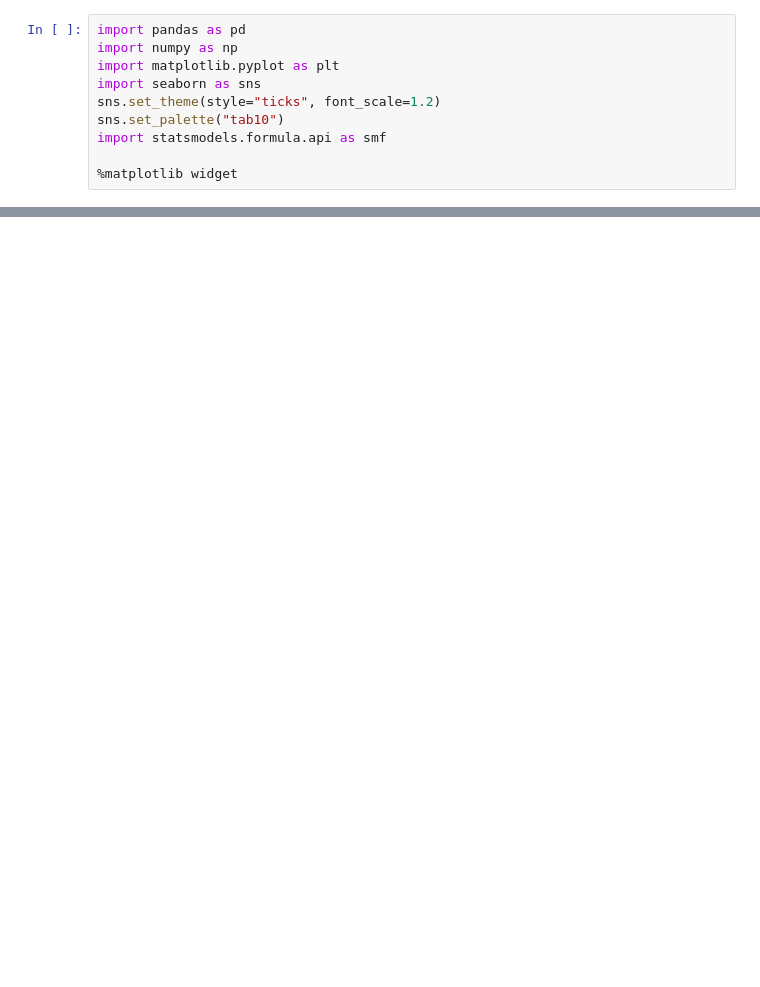
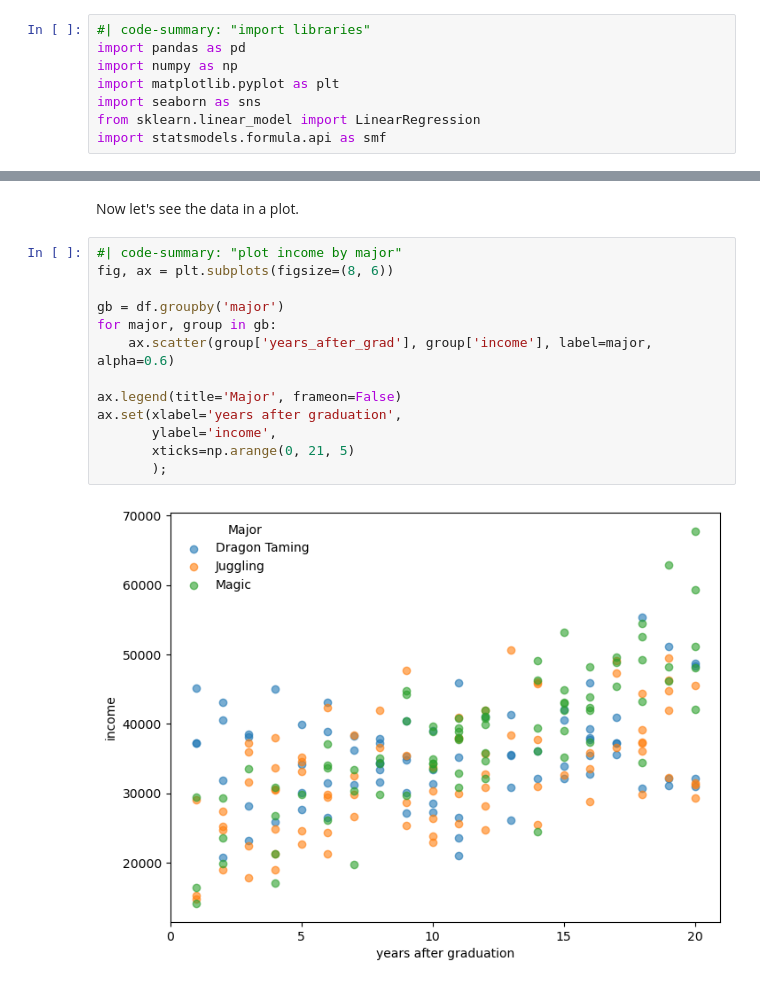
Before and after one commit to yairmau/statistics, a Jupyter notebook: regression/mixed-model.ipynb, the cells around one changed output, grey strips where cells are left out. Cells and saved outputs as stored; diff of their text form; blank space fills up the shorter version.

Commit message:
mixed model

```diff
--- a/regression/mixed-model.ipynb
+++ b/regression/mixed-model.ipynb
@@ -1,10 +18,8 @@
 # %%
+#| code-summary: "import libraries"
 import pandas as pd
 import numpy as np
 import matplotlib.pyplot as plt
 import seaborn as sns
-sns.set_theme(style="ticks", font_scale=1.2)
-sns.set_palette("tab10")
+from sklearn.linear_model import LinearRegression
 import statsmodels.formula.api as smf
-
-%matplotlib widget
@@ -174,0 +96,17 @@ print(results_df)
+# %% [markdown]
+Now let's see the data in a plot.
+# %%
+#| code-summary: "plot income by major"
+fig, ax = plt.subplots(figsize=(8, 6))
+
+gb = df.groupby('major')
+for major, group in gb:
+    ax.scatter(group['years_after_grad'], group['income'], label=major, alpha=0.6)
+
+ax.legend(title='Major', frameon=False)
+ax.set(xlabel='years after graduation',
+       ylabel='income',
+       xticks=np.arange(0, 21, 5)
+       );
+# %% [output]
+[figure, added]
```
Also changed, not shown: parts of 27 cells of this notebook, 22 other files.
